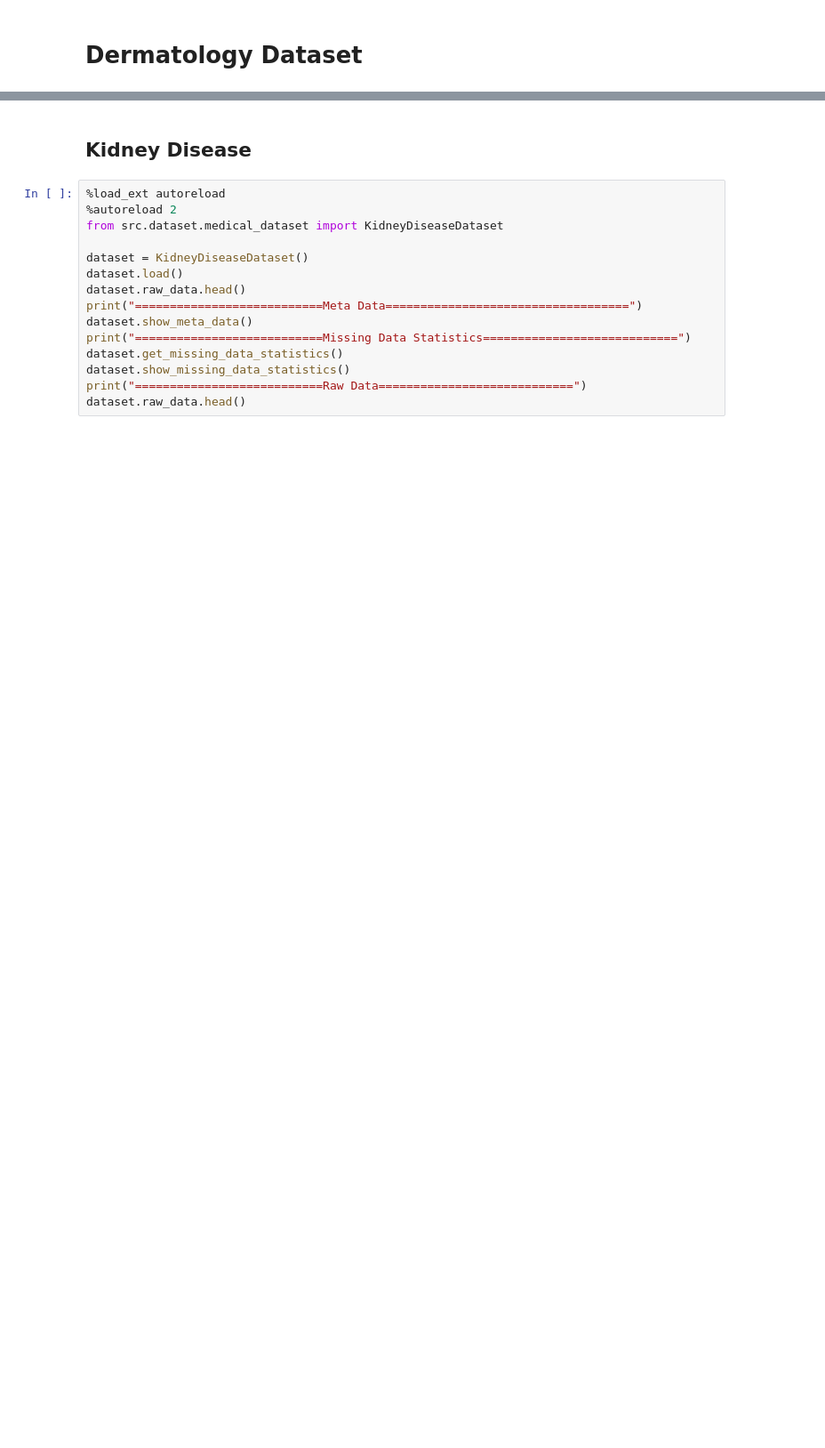
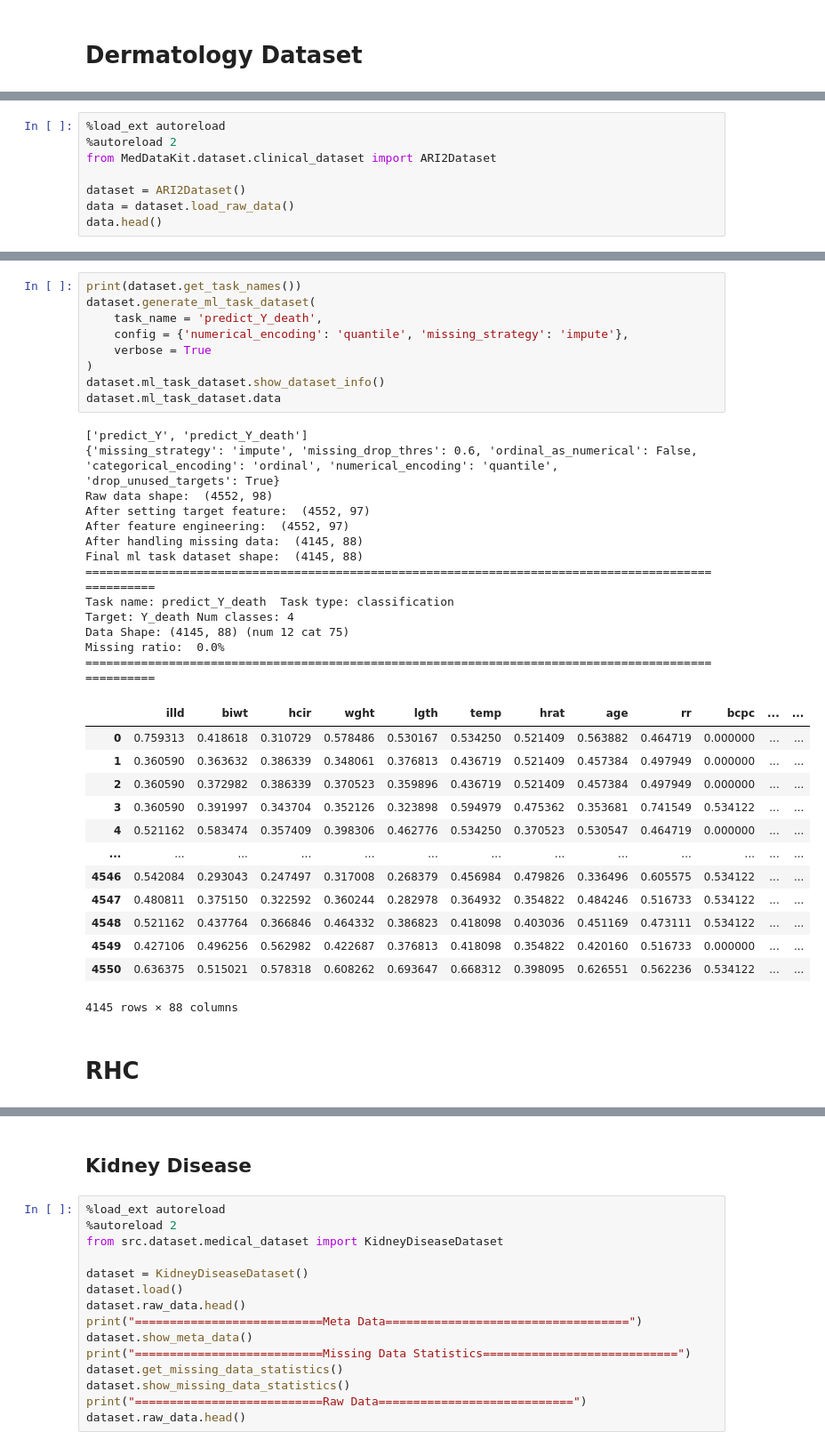
Before and after one commit to sitaomin1994/MedicalDataKit, a Jupyter notebook: notebook/data_fetch.ipynb, the cells around one changed output, grey strips where cells are left out. Shown at 89% size. Saved outputs shown, nothing was run; the diff lists cells and outputs as text; blank space fills up the shorter version.

```diff
--- a/notebook/data_fetch.ipynb
+++ b/notebook/data_fetch.ipynb
@@ -648,0 +1404,8 @@ Target features:
+# %%
+%load_ext autoreload
+%autoreload 2
+from MedDataKit.dataset.clinical_dataset import ARI2Dataset
+
+dataset = ARI2Dataset()
+data = dataset.load_raw_data()
+data.head()
@@ -648,0 +1442,38 @@ Target features:
+# %%
+print(dataset.get_task_names())
+dataset.generate_ml_task_dataset(
+    task_name = 'predict_Y_death',
+    config = {'numerical_encoding': 'quantile', 'missing_strategy': 'impute'},
+    verbose = True
+)
+dataset.ml_task_dataset.show_dataset_info()
+dataset.ml_task_dataset.data
+# %% [output]
+['predict_Y', 'predict_Y_death']
+{'missing_strategy': 'impute', 'missing_drop_thres': 0.6, 'ordinal_as_numerical': False, 'categorical_encoding': 'ordinal', 'numerical_encoding': 'quantile', 'drop_unused_targets': True}
+Raw data shape:  (4552, 98)
+After setting target feature:  (4552, 97)
+After feature engineering:  (4552, 97)
+After handling missing data:  (4145, 88)
+Final ml task dataset shape:  (4145, 88)
+====================================================================================================
+Task name: predict_Y_death  Task type: classification
+Target: Y_death Num classes: 4
+Data Shape: (4145, 88) (num 12 cat 75)
+Missing ratio:  0.0%
+====================================================================================================
+|  | illd | biwt | hcir | wght | lgth | temp | hrat | age | rr | bcpc | ... | ... |
+| 0 | 0.759313 | 0.418618 | 0.310729 | 0.578486 | 0.530167 | 0.534250 | 0.521409 | 0.563882 | 0.464719 | 0.000000 | ... | ... |
+| 1 | 0.360590 | 0.363632 | 0.386339 | 0.348061 | 0.376813 | 0.436719 | 0.521409 | 0.457384 | 0.497949 | 0.000000 | ... | ... |
+| 2 | 0.360590 | 0.372982 | 0.386339 | 0.370523 | 0.359896 | 0.436719 | 0.521409 | 0.457384 | 0.497949 | 0.000000 | ... | ... |
+| 3 | 0.360590 | 0.391997 | 0.343704 | 0.352126 | 0.323898 | 0.594979 | 0.475362 | 0.353681 | 0.741549 | 0.534122 | ... | ... |
+| 4 | 0.521162 | 0.583474 | 0.357409 | 0.398306 | 0.462776 | 0.534250 | 0.370523 | 0.530547 | 0.464719 | 0.000000 | ... | ... |
+| ... | ... | ... | ... | ... | ... | ... | ... | ... | ... | ... | ... | ... |
+| 4546 | 0.542084 | 0.293043 | 0.247497 | 0.317008 | 0.268379 | 0.456984 | 0.479826 | 0.336496 | 0.605575 | 0.534122 | ... | ... |
+| 4547 | 0.480811 | 0.375150 | 0.322592 | 0.360244 | 0.282978 | 0.364932 | 0.354822 | 0.484246 | 0.516733 | 0.534122 | ... | ... |
+| 4548 | 0.521162 | 0.437764 | 0.366846 | 0.464332 | 0.386823 | 0.418098 | 0.403036 | 0.451169 | 0.473111 | 0.534122 | ... | ... |
+| 4549 | 0.427106 | 0.496256 | 0.562982 | 0.422687 | 0.376813 | 0.418098 | 0.354822 | 0.420160 | 0.516733 | 0.000000 | ... | ... |
+| 4550 | 0.636375 | 0.515021 | 0.578318 | 0.608262 | 0.693647 | 0.668312 | 0.398095 | 0.626551 | 0.562236 | 0.534122 | ... | ... |
+4145 rows × 88 columns
+# %% [markdown]
+# RHC
```
Also changed, not shown: parts of 66 cells of this notebook, 12 other files.
